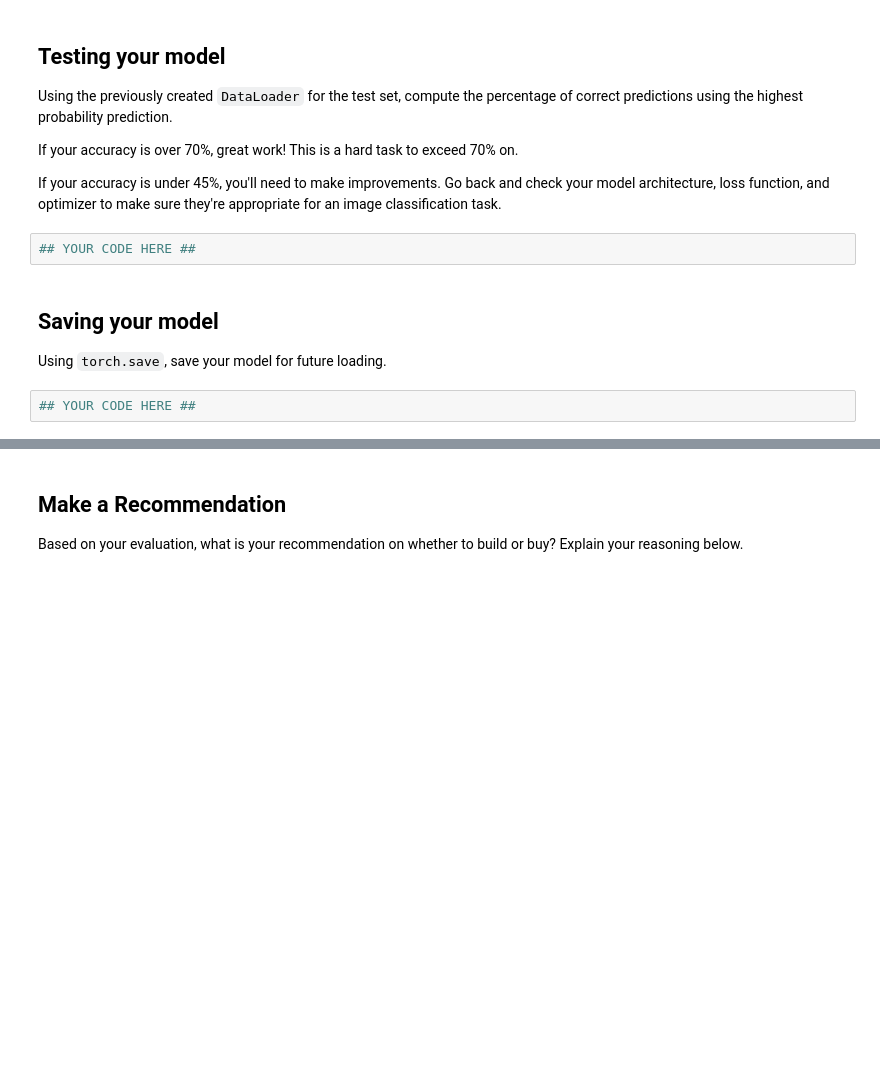
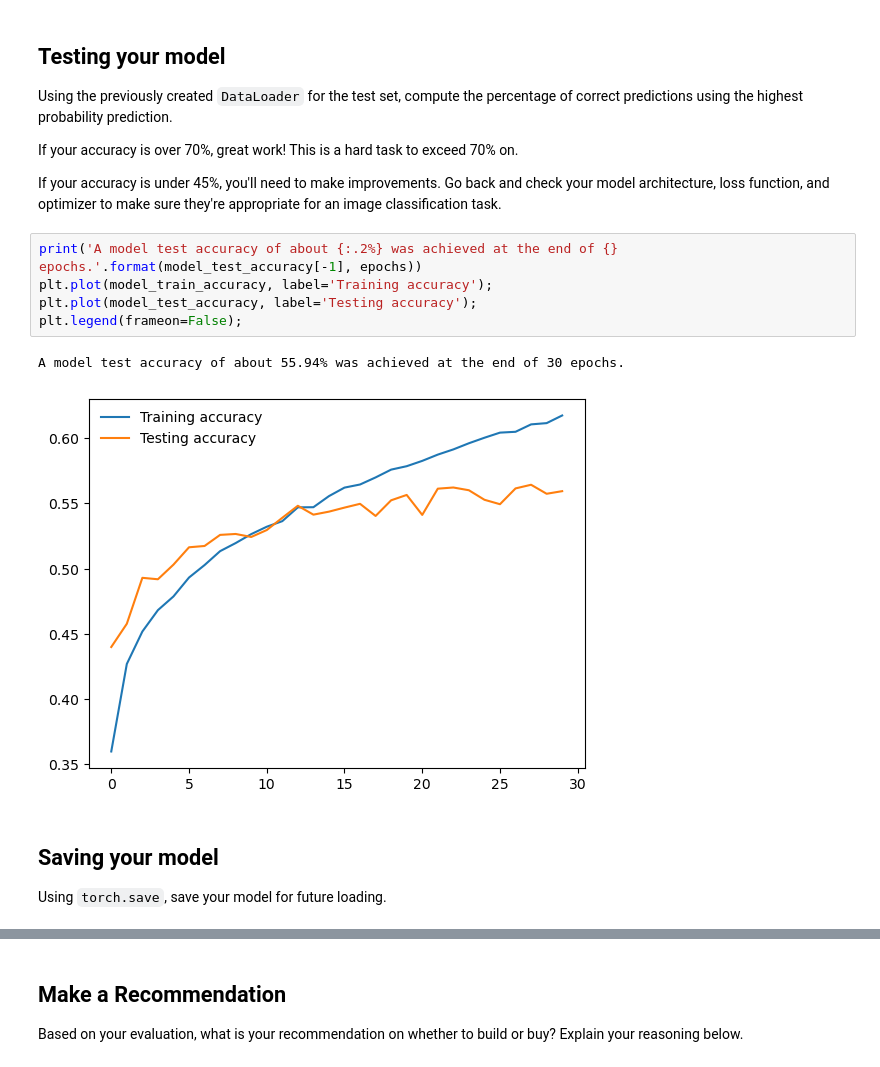
Before and after one commit to charlesbeacham/image_classify, a Jupyter notebook: CIFAR-10_Image_Classifier-STARTER.ipynb, the cells around one changed output, grey strips where cells are left out. Saved outputs shown, nothing was run; the diff lists cells and outputs as text; blank space fills up the shorter version.

```diff
--- a/CIFAR-10_Image_Classifier-STARTER.ipynb
+++ b/CIFAR-10_Image_Classifier-STARTER.ipynb
@@ -313,10 +318,14 @@ This is a hard task to exceed 70% on.
 
 If your accuracy is under 45%, you'll need to make improvements.
 Go back and check your model architecture, loss function, and optimizer to make sure they're appropriate for an image classification task.
-# %%
-## YOUR CODE HERE ##
+# %%
+print('A model test accuracy of about {:.2%} was achieved at the end of {} epochs.'.format(model_test_accuracy[-1], epochs))
+plt.plot(model_train_accuracy, label='Training accuracy');
+plt.plot(model_test_accuracy, label='Testing accuracy');
+plt.legend(frameon=False);
+# %% [output]
+A model test accuracy of about 55.94% was achieved at the end of 30 epochs.
+[figure, added]
 # %% [markdown]
 ## Saving your model
 Using `torch.save`, save your model for future loading.
-# %%
-## YOUR CODE HERE ##
```
Also changed, not shown: parts of 12 cells of this notebook, 1 other file.
